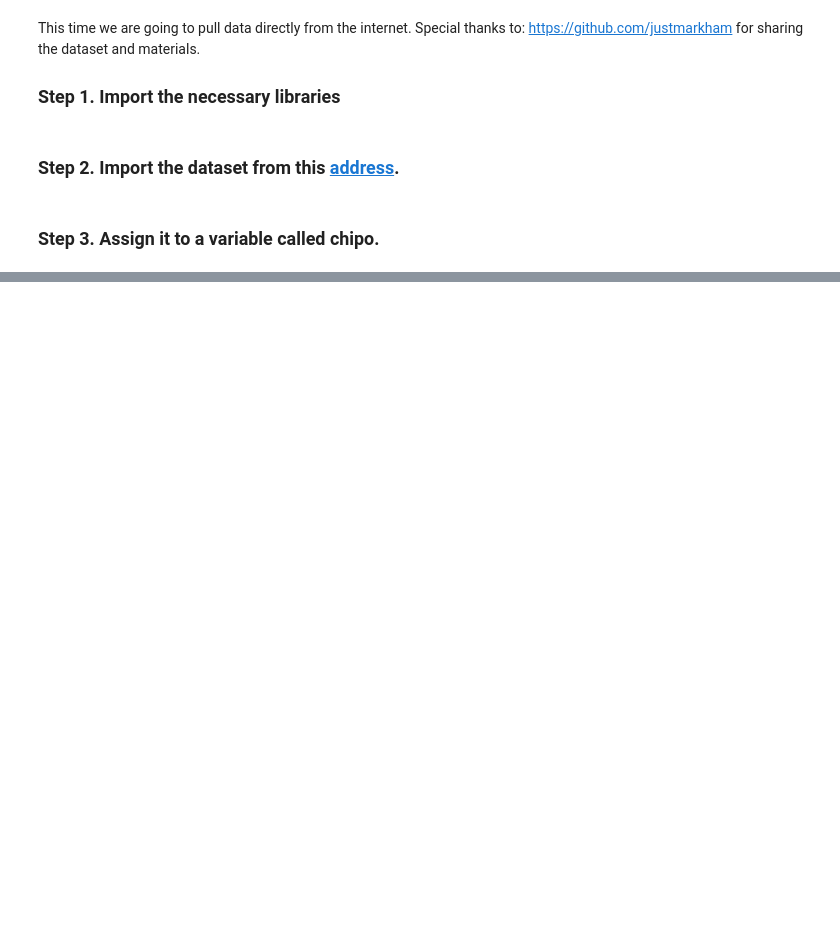
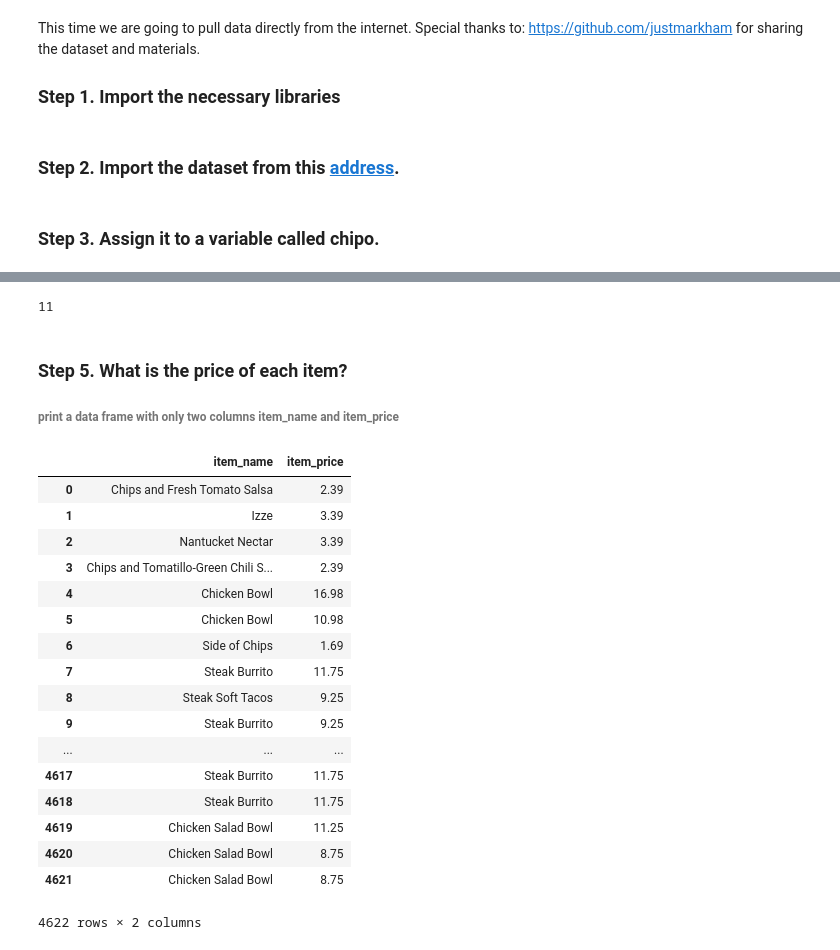
Before and after one commit to NavaneethanRajasekaran/Revising_Python, a Jupyter notebook: Exercises.ipynb, the cells around one changed output, grey strips where cells are left out. Drawn from its saved outputs; the diff is of its cells as text; code cells hidden in the pictures; blank space fills up the shorter version.

```diff
--- a/Exercises.ipynb
+++ b/Exercises.ipynb
@@ -160,0 +30,31 @@ chipo.item_name.value_counts().count()
+# %%
+chipo_deduplicate = chipo.drop_duplicates(['quantity','item_name'])
+chipo_deduplicate = chipo_deduplicate.groupby('item_name').sum()
+chipo_deduplicate['price'] = chipo_deduplicate['item_price']/chipo_deduplicate['quantity']
+len(chipo_deduplicate[chipo_deduplicate.price >= 10])
+# %% [output]
+11
+# %% [markdown]
+### Step 5. What is the price of each item?
+###### print a data frame with only two columns item_name and item_price
+# %%
+chipo[['item_name','item_price']]
+# %% [output]
+|  | item_name | item_price |
+| 0 | Chips and Fresh Tomato Salsa | 2.39 |
+| 1 | Izze | 3.39 |
+| 2 | Nantucket Nectar | 3.39 |
+| 3 | Chips and Tomatillo-Green Chili S... | 2.39 |
+| 4 | Chicken Bowl | 16.98 |
+| 5 | Chicken Bowl | 10.98 |
+| 6 | Side of Chips | 1.69 |
+| 7 | Steak Burrito | 11.75 |
+| 8 | Steak Soft Tacos | 9.25 |
+| 9 | Steak Burrito | 9.25 |
+| ... | ... | ... |
+| 4617 | Steak Burrito | 11.75 |
+| 4618 | Steak Burrito | 11.75 |
+| 4619 | Chicken Salad Bowl | 11.25 |
+| 4620 | Chicken Salad Bowl | 8.75 |
+| 4621 | Chicken Salad Bowl | 8.75 |
+4622 rows × 2 columns
```
Also changed, not shown: parts of 47 cells of this notebook.
